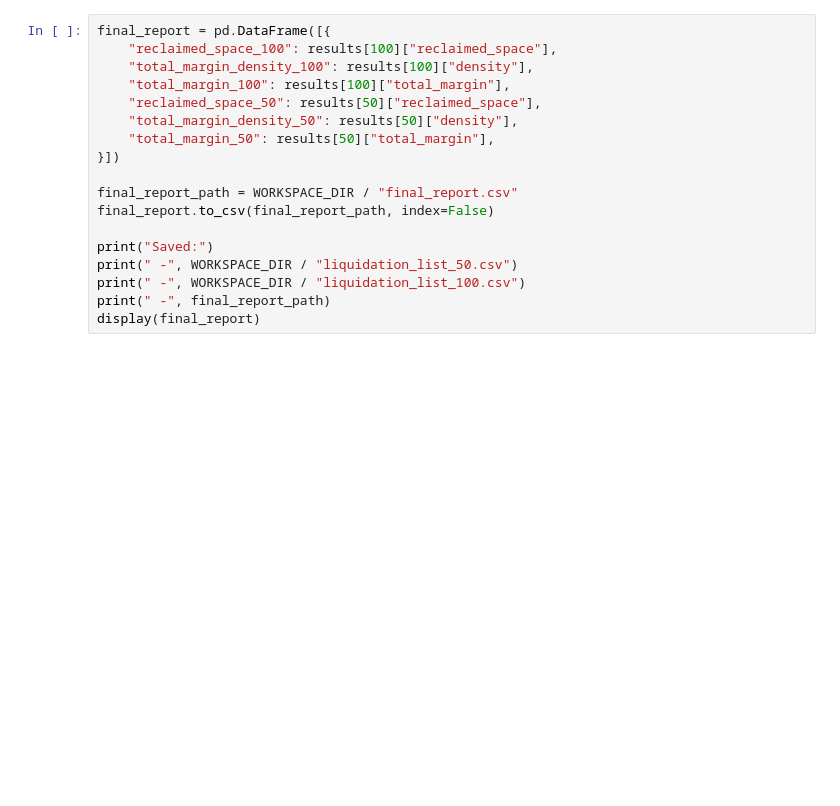
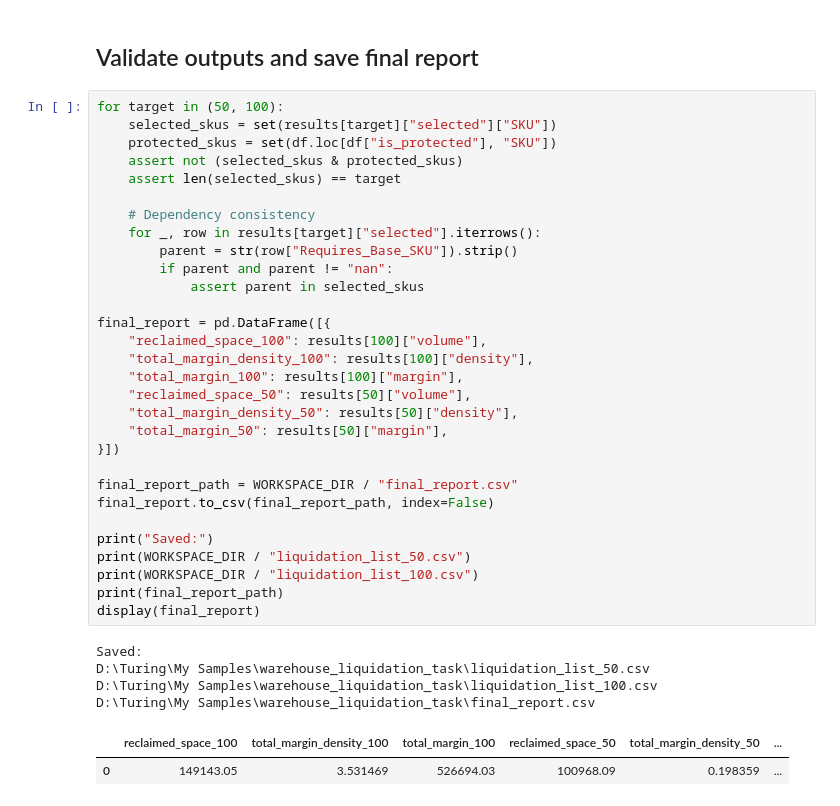
Before and after one commit to brpuneet898/BA_colab_bench_tasks, a Jupyter notebook: warehouse_liquidation_task/solution/solution.ipynb, the cells around one changed output. Drawn from its saved outputs; the diff is of its cells as text; blank space fills up the shorter version.

```diff
--- a/warehouse_liquidation_task/solution/solution.ipynb
+++ b/warehouse_liquidation_task/solution/solution.ipynb
@@ -297,18 +318,39 @@ The report stores the final numeric outputs for both list sizes.
+# %% [markdown]
+## Validate outputs and save final report
 # %%
+for target in (50, 100):
+    selected_skus = set(results[target]["selected"]["SKU"])
+    protected_skus = set(df.loc[df["is_protected"], "SKU"])
+    assert not (selected_skus & protected_skus)
+    assert len(selected_skus) == target
+
+    # Dependency consistency
+    for _, row in results[target]["selected"].iterrows():
+        parent = str(row["Requires_Base_SKU"]).strip()
+        if parent and parent != "nan":
+            assert parent in selected_skus
+
 final_report = pd.DataFrame([{
-    "reclaimed_space_100": results[100]["reclaimed_space"],
+    "reclaimed_space_100": results[100]["volume"],
     "total_margin_density_100": results[100]["density"],
-    "total_margin_100": results[100]["total_margin"],
-    "reclaimed_space_50": results[50]["reclaimed_space"],
+    "total_margin_100": results[100]["margin"],
+    "reclaimed_space_50": results[50]["volume"],
     "total_margin_density_50": results[50]["density"],
-    "total_margin_50": results[50]["total_margin"],
+    "total_margin_50": results[50]["margin"],
 }])
 
 final_report_path = WORKSPACE_DIR / "final_report.csv"
 final_report.to_csv(final_report_path, index=False)
 
 print("Saved:")
-print(" -", WORKSPACE_DIR / "liquidation_list_50.csv")
-print(" -", WORKSPACE_DIR / "liquidation_list_100.csv")
-print(" -", final_report_path)
+print(WORKSPACE_DIR / "liquidation_list_50.csv")
+print(WORKSPACE_DIR / "liquidation_list_100.csv")
+print(final_report_path)
 display(final_report)
+# %% [output]
+Saved:
+D:\Turing\My Samples\warehouse_liquidation_task\liquidation_list_50.csv
+D:\Turing\My Samples\warehouse_liquidation_task\liquidation_list_100.csv
+D:\Turing\My Samples\warehouse_liquidation_task\final_report.csv
+|  | reclaimed_space_100 | total_margin_density_100 | total_margin_100 | reclaimed_space_50 | total_margin_density_50 | ... |
+| 0 | 149143.05 | 3.531469 | 526694.03 | 100968.09 | 0.198359 | ... |
```
Also changed, not shown: parts of 22 cells of this notebook, 3 other files.
